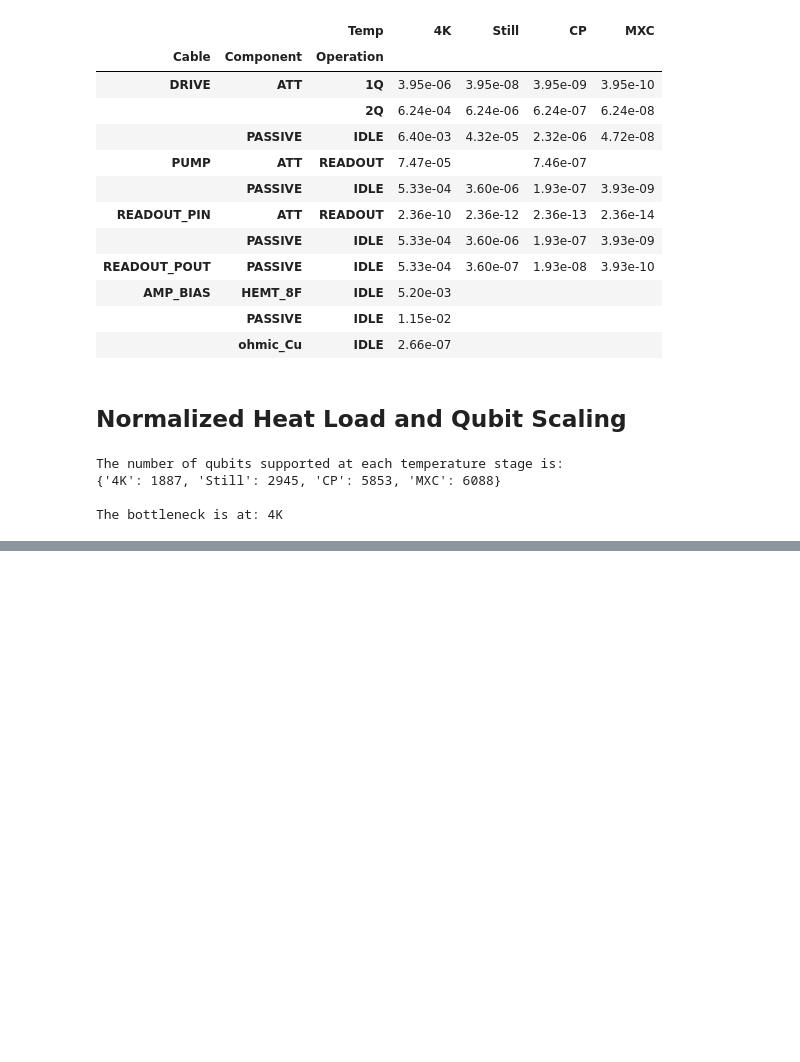
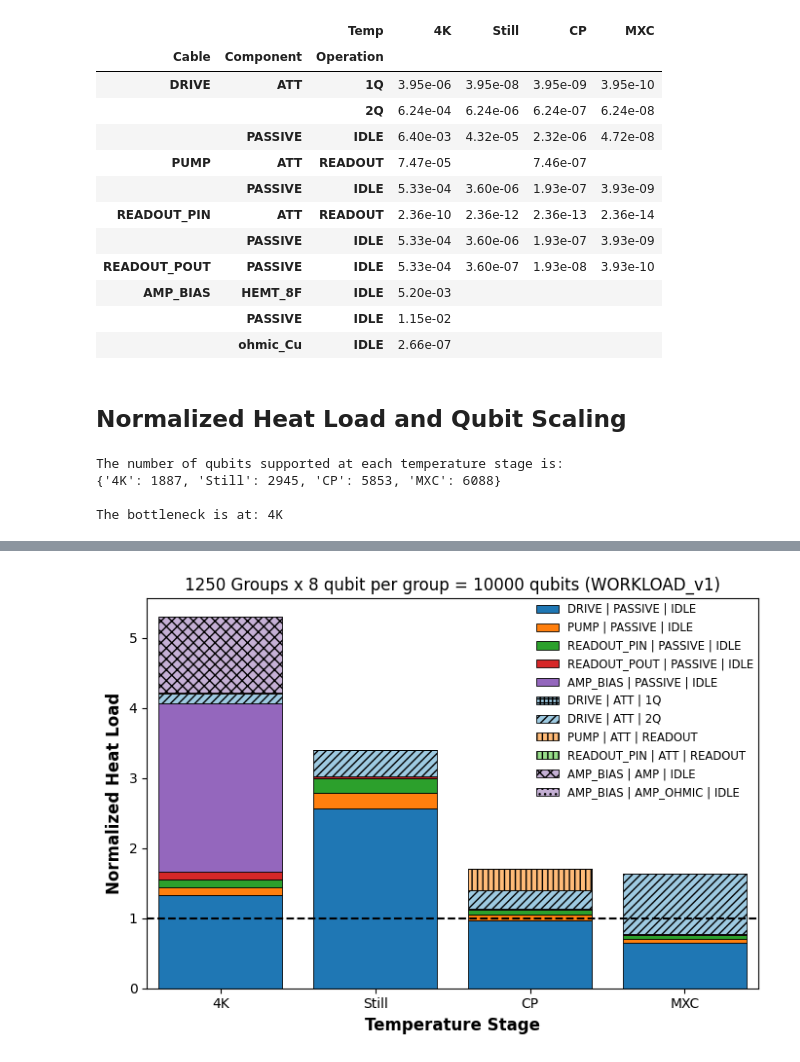
Before and after one commit to shaswot/thermal_modeling, a Jupyter notebook: notebooks/experiments/ff-fc-delft-hemt_cu-kide/ff-fc-delft-hemt_cu-kide.ipynb, the cells around one changed output, grey strips where cells are left out. Cells and saved outputs as stored; diff of their text form; code cells hidden in the pictures; blank space fills up the shorter version.

Commit message:
added hatch to visualization and encapsulated into a function

```diff
--- a/notebooks/experiments/ff-fc-delft-hemt_cu-kide/ff-fc-delft-hemt_cu-kide.ipynb
+++ b/notebooks/experiments/ff-fc-delft-hemt_cu-kide/ff-fc-delft-hemt_cu-kide.ipynb
@@ -584,0 +513,20 @@ df_plot.to_pickle(config_name+".pkl")  # save dataframe
+# %%
+# --- Normalize the DataFrame ---
+# Since the temperature stages are columns, we divide each column by its normalization factor.
+NHL_DF = THL_DF.copy()
+for temp_stage in NHL_DF.columns:
+    NHL_DF[temp_stage] = (NHL_DF[temp_stage] * NO_OF_QUBIT_GROUPS)/cooling_power_budget[temp_stage]
+
+# --- Prepare the DataFrame for plotting ---
+# We want the X-axis to be the temperature stages.
+# To do so, we transpose the DataFrame so that rows become the temperature stages.
+df_plot = NHL_DF.T  # now rows: temperature stages; columns: MultiIndex (Component, Subcomponent)
+
+# Prepare the title
+title = f"{NO_OF_QUBIT_GROUPS} Groups x {QUBIT_GROUP_SIZE} qubit per group = {TOTAL_NO_OF_QUBITS} qubits ({WORKLOAD['NAME']})"
+
+# Plot the dataframe
+from library.utils import plot_heat_load
+plot_heat_load(df_plot, title, config_name)
+# %% [output]
+[figure, added]
```
Also changed, not shown: parts of 4 cells of this notebook, 4 other files.
